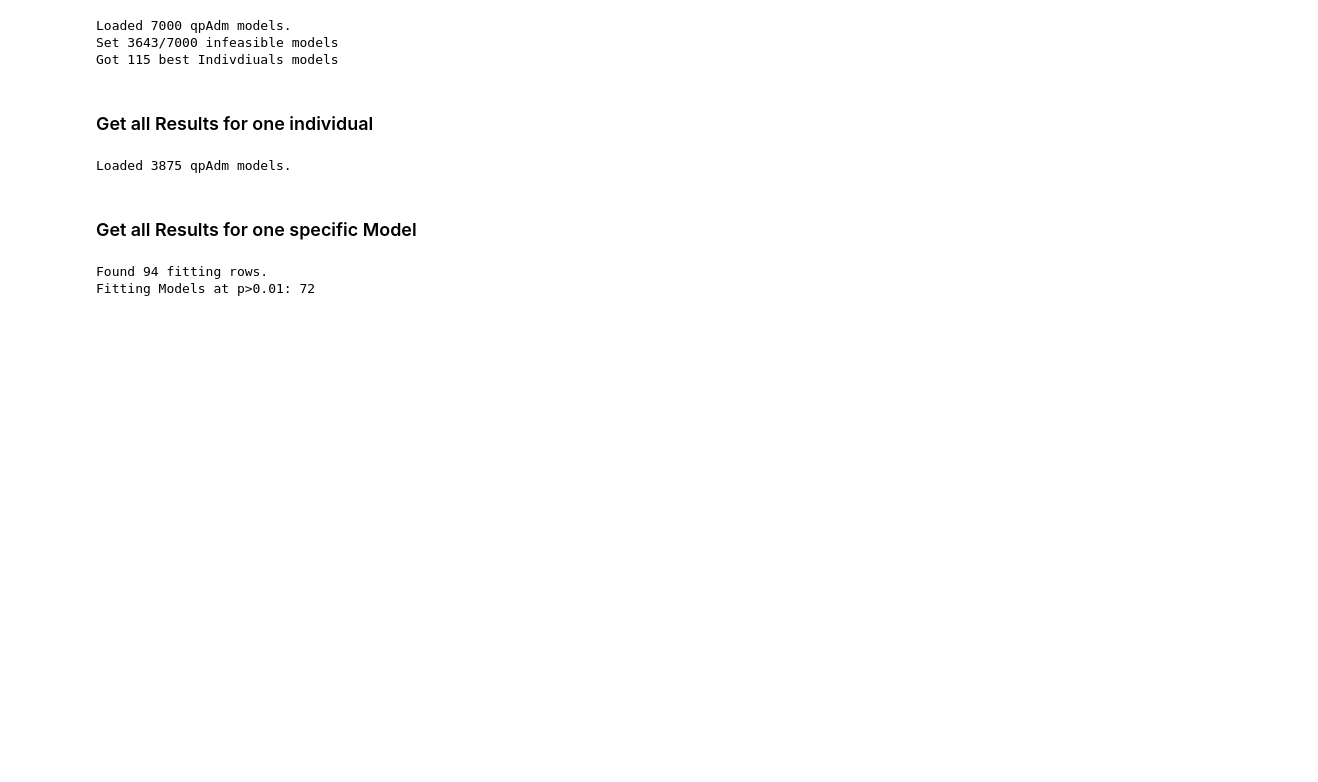
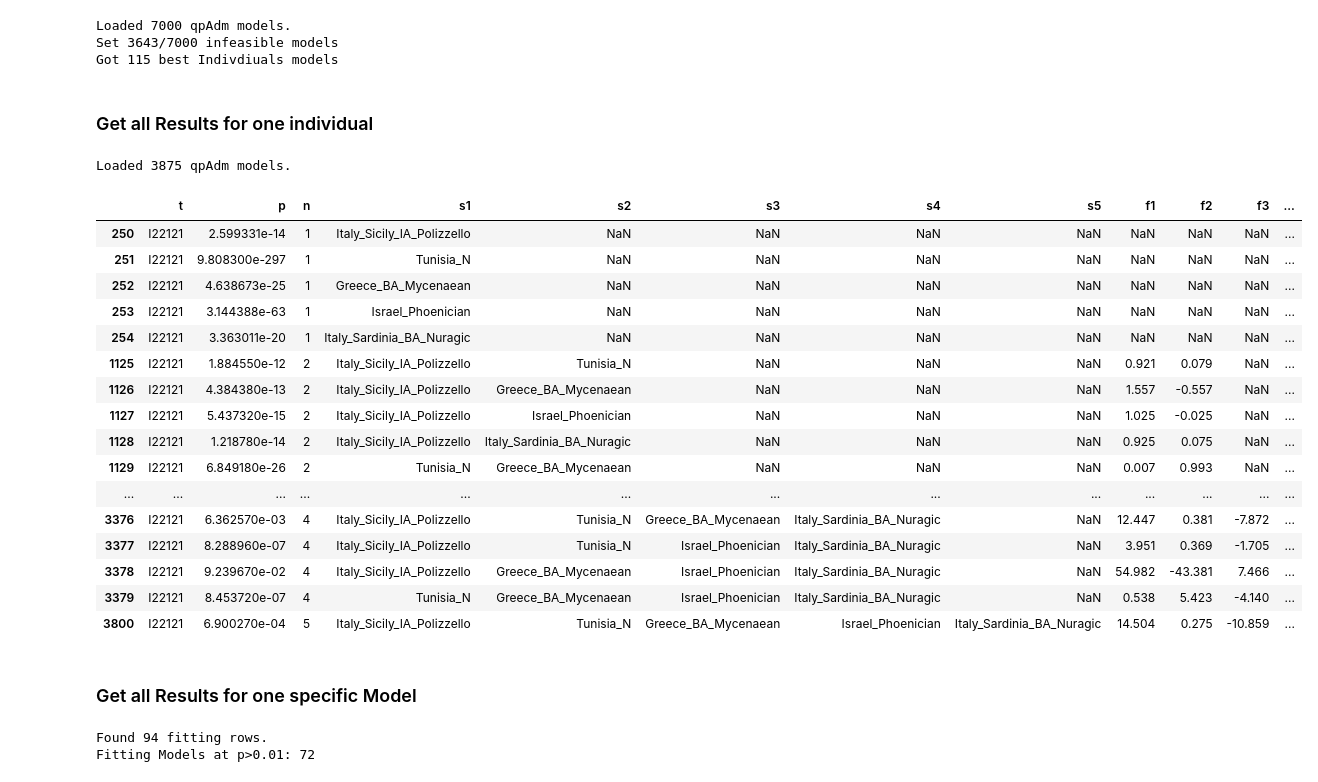
Before and after one commit to hringbauer/punic_aDNA, a Jupyter notebook: notebooks/qpAdm/proc_competive.ipynb, the cells around one changed output. Drawn from its saved outputs; the diff is of its cells as text; code cells hidden in the pictures; blank space fills up the shorter version.

```diff
--- a/notebooks/qpAdm/proc_competive.ipynb
+++ b/notebooks/qpAdm/proc_competive.ipynb
@@ -515,7 +513,25 @@ print(f"Loaded {len(df)} qpAdm models.")
 # %% [output]
 Loaded 3875 qpAdm models.
 # %%
-df[df["t"]=="I22093"]
+df[df["t"]=="I22121"]
+# %% [output]
+|  | t | p | n | s1 | s2 | s3 | s4 | s5 | f1 | f2 | f3 | ... |
+| 250 | I22121 | 2.599331e-14 | 1 | Italy_Sicily_IA_Polizzello | NaN | NaN | NaN | NaN | NaN | NaN | NaN | ... |
+| 251 | I22121 | 9.808300e-297 | 1 | Tunisia_N | NaN | NaN | NaN | NaN | NaN | NaN | NaN | ... |
+| 252 | I22121 | 4.638673e-25 | 1 | Greece_BA_Mycenaean | NaN | NaN | NaN | NaN | NaN | NaN | NaN | ... |
+| 253 | I22121 | 3.144388e-63 | 1 | Israel_Phoenician | NaN | NaN | NaN | NaN | NaN | NaN | NaN | ... |
+| 254 | I22121 | 3.363011e-20 | 1 | Italy_Sardinia_BA_Nuragic | NaN | NaN | NaN | NaN | NaN | NaN | NaN | ... |
+| 1125 | I22121 | 1.884550e-12 | 2 | Italy_Sicily_IA_Polizzello | Tunisia_N | NaN | NaN | NaN | 0.921 | 0.079 | NaN | ... |
+| 1126 | I22121 | 4.384380e-13 | 2 | Italy_Sicily_IA_Polizzello | Greece_BA_Mycenaean | NaN | NaN | NaN | 1.557 | -0.557 | NaN | ... |
+| 1127 | I22121 | 5.437320e-15 | 2 | Italy_Sicily_IA_Polizzello | Israel_Phoenician | NaN | NaN | NaN | 1.025 | -0.025 | NaN | ... |
+| 1128 | I22121 | 1.218780e-14 | 2 | Italy_Sicily_IA_Polizzello | Italy_Sardinia_BA_Nuragic | NaN | NaN | NaN | 0.925 | 0.075 | NaN | ... |
+| 1129 | I22121 | 6.849180e-26 | 2 | Tunisia_N | Greece_BA_Mycenaean | NaN | NaN | NaN | 0.007 | 0.993 | NaN | ... |
+| ... | ... | ... | ... | ... | ... | ... | ... | ... | ... | ... | ... | ... |
+| 3376 | I22121 | 6.362570e-03 | 4 | Italy_Sicily_IA_Polizzello | Tunisia_N | Greece_BA_Mycenaean | Italy_Sardinia_BA_Nuragic | NaN | 12.447 | 0.381 | -7.872 | ... |
+| 3377 | I22121 | 8.288960e-07 | 4 | Italy_Sicily_IA_Polizzello | Tunisia_N | Israel_Phoenician | Italy_Sardinia_BA_Nuragic | NaN | 3.951 | 0.369 | -1.705 | ... |
+| 3378 | I22121 | 9.239670e-02 | 4 | Italy_Sicily_IA_Polizzello | Greece_BA_Mycenaean | Israel_Phoenician | Italy_Sardinia_BA_Nuragic | NaN | 54.982 | -43.381 | 7.466 | ... |
+| 3379 | I22121 | 8.453720e-07 | 4 | Tunisia_N | Greece_BA_Mycenaean | Israel_Phoenician | Italy_Sardinia_BA_Nuragic | NaN | 0.538 | 5.423 | -4.140 | ... |
+| 3800 | I22121 | 6.900270e-04 | 5 | Italy_Sicily_IA_Polizzello | Tunisia_N | Greece_BA_Mycenaean | Israel_Phoenician | Italy_Sardinia_BA_Nuragic | 14.504 | 0.275 | -10.859 | ... |
 # %% [markdown]
 ### Get all Results for one specific Model
 # %%
```
Also changed, not shown: parts of 2 cells of this notebook, 14 other files.
